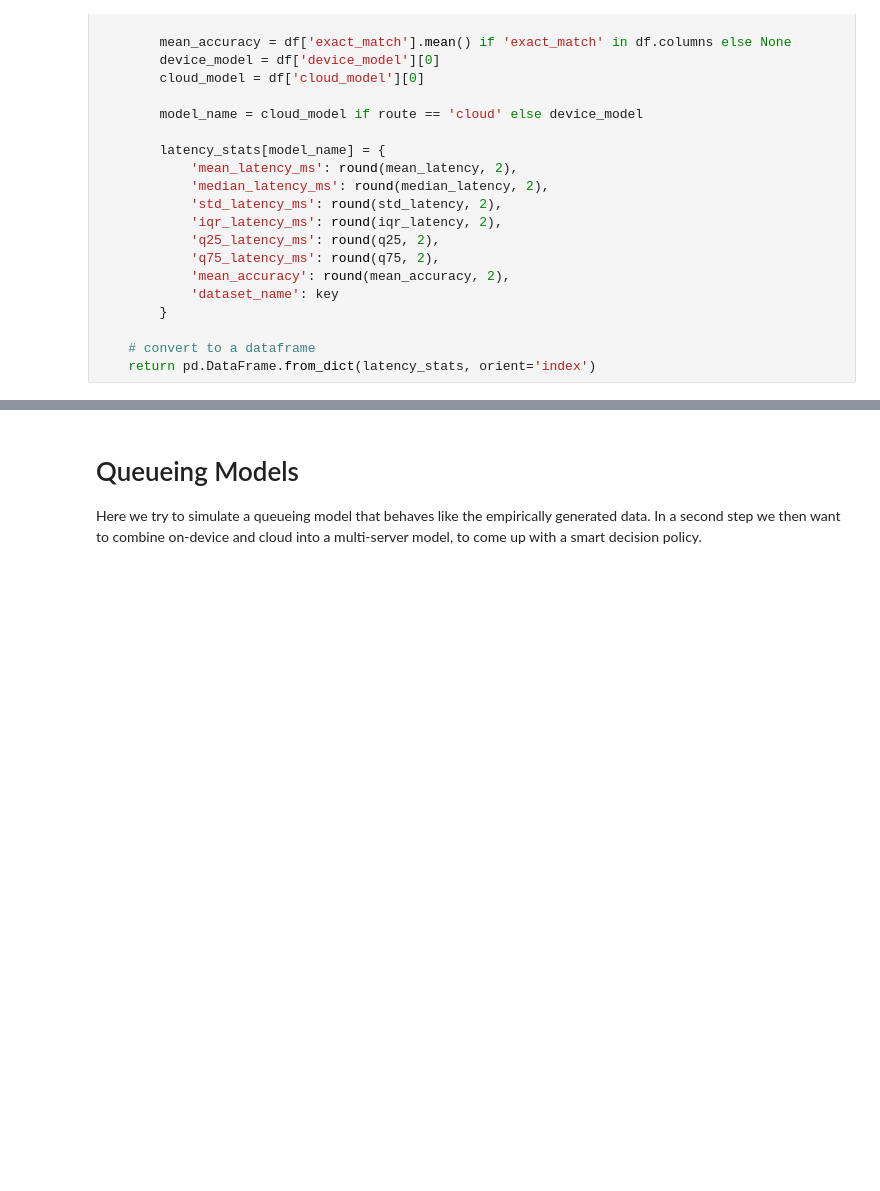
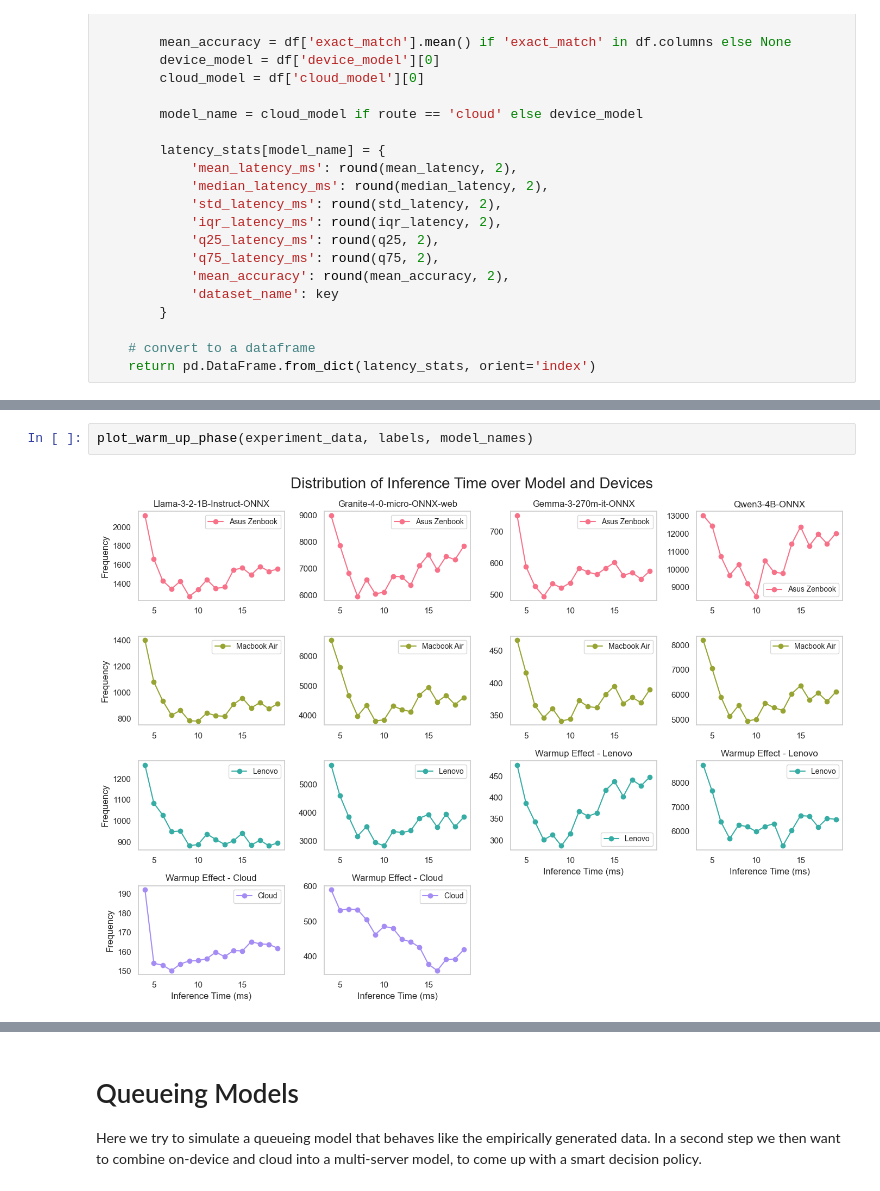
Before and after one commit to fabianHueni/UNIBE_MSGAI_HS25_Project, a Jupyter notebook: analyse/analyse_latency_data.ipynb, the cells around one changed output, grey strips where cells are left out. Drawn from its saved outputs; the diff is of its cells as text; blank space fills up the shorter version.

```diff
--- a/analyse/analyse_latency_data.ipynb
+++ b/analyse/analyse_latency_data.ipynb
@@ -261,0 +399,4 @@ analyze_latency_statistics_for_one_device('cloud', 'cloud')
+# %%
+plot_warm_up_phase(experiment_data, labels, model_names)
+# %% [output]
+[figure, added]
```
Also changed, not shown: parts of 17 cells of this notebook, 1 other file.
